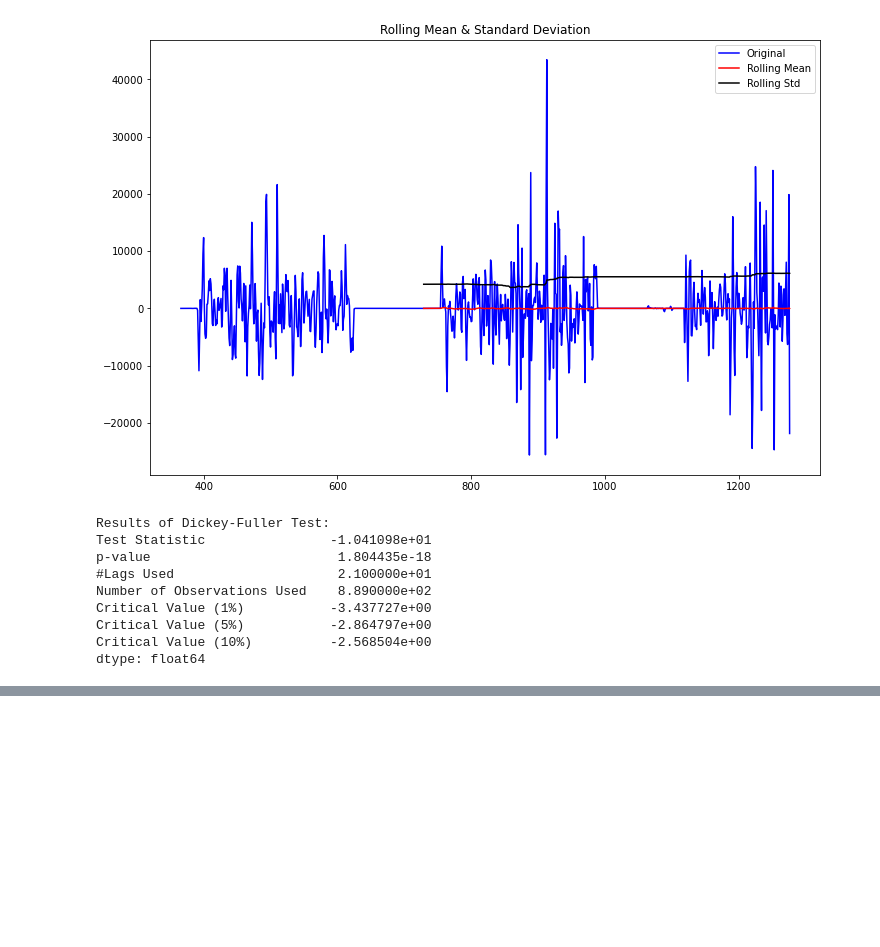
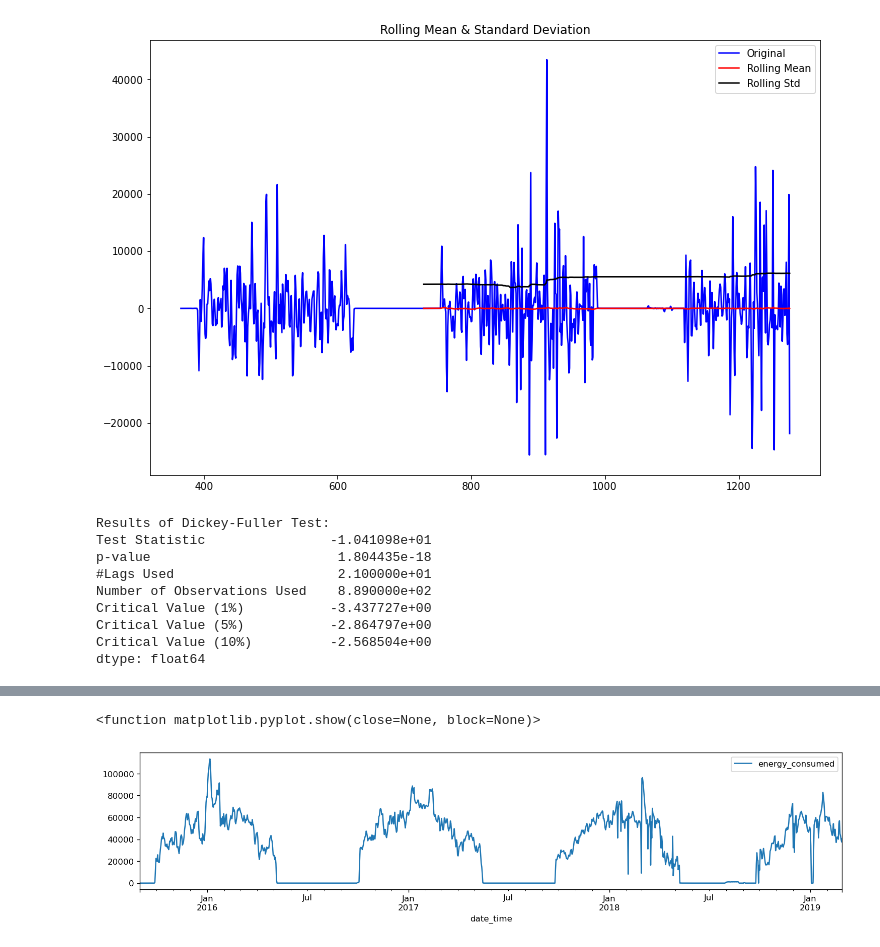
Before and after one commit to Pawelw03/analiza_szeregow_pw, a Jupyter notebook: Przetwarzanie szeregów czasowych - Thermal energy consumption.ipynb, the cells around one changed output, grey strips where cells are left out. Drawn from its saved outputs; the diff is of its cells as text; code cells hidden in the pictures; blank space fills up the shorter version.

```diff
--- a/Przetwarzanie szeregów czasowych - Thermal energy consumption.ipynb
+++ b/Przetwarzanie szeregów czasowych - Thermal energy consumption.ipynb
@@ -412,0 +428,7 @@ plt.show()
+# %%
+df = co_daily_adj.copy()
+df.plot(x="date_time", y=["energy_consumed"], figsize=(15, 3))
+plt.show
+# %% [output]
+<function matplotlib.pyplot.show(close=None, block=None)>
+[figure, added]
```
Also changed, not shown: parts of 18 cells of this notebook.
